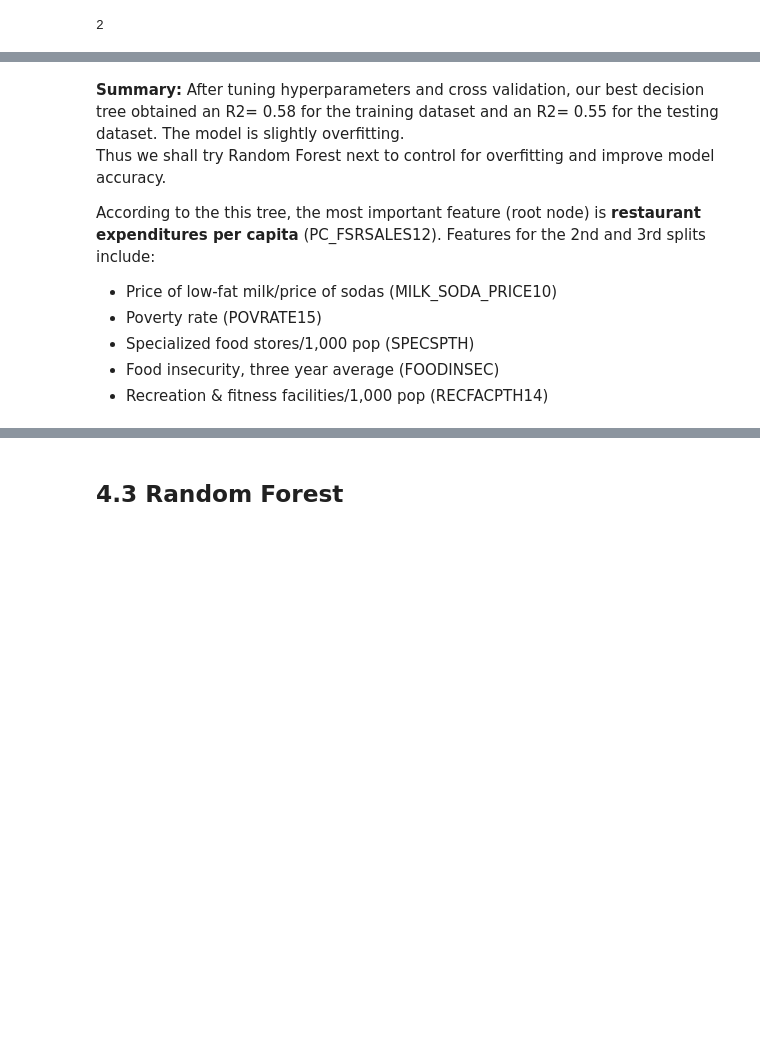
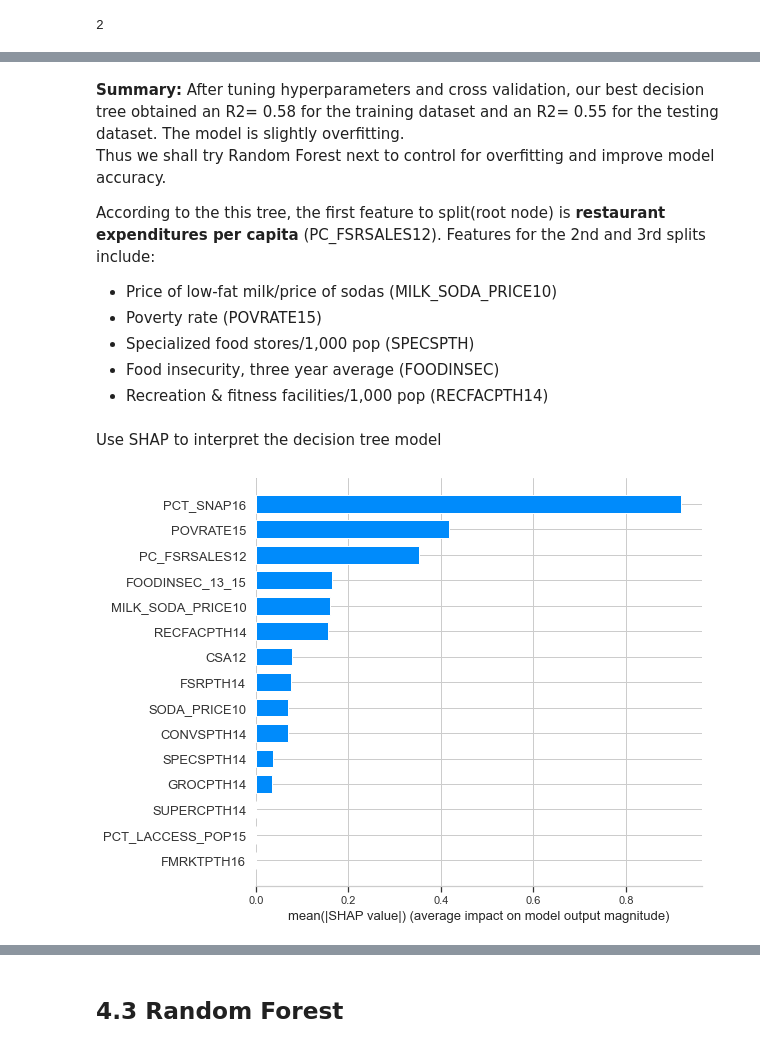
Before and after one commit to BrachyS/Poverty_food_environment_diabetes, a Jupyter notebook: Final_food-poverty-diabetes.ipynb, the cells around one changed output, grey strips where cells are left out. Drawn from its saved outputs; the diff is of its cells as text; code cells hidden in the pictures; blank space fills up the shorter version.

```diff
--- a/Final_food-poverty-diabetes.ipynb
+++ b/Final_food-poverty-diabetes.ipynb
@@ -605,11 +674,14 @@ plt.savefig('Figs/correlation_matrix_15features.png',dpi=600)
 # %%
+# Step 2: fit a linear regression model
 from sklearn.linear_model import LinearRegression
 from sklearn.preprocessing import StandardScaler
 from sklearn.pipeline import make_pipeline
+from sklearn.model_selection import cross_val_score
+from sklearn.metrics import mean_squared_error, mean_absolute_error
 
 scaler=StandardScaler()
 m1 = LinearRegression()
 pipeline = make_pipeline(scaler,m1)
 
 # Fit model with training data
-pipeline.fit(X_train,y_train)
+reg = pipeline.fit(X_train,y_train)
@@ -626,6 +688,12 @@ scaled = scaler.fit_transform(X_train)
 # %%
+# Step3: calculate evaluation metrics
 print('R-squared of training data:',pipeline.score(X_train,y_train))
 print('R-squared of test data:',pipeline.score(X_test,y_test))
+print('Cross validation score (averaged R-squared):', cross_val_score(pipeline, X_train,y_train, cv=5).mean())
+
+y_pred = reg.predict(X_test)
+print('Root mean squared error:',np.sqrt(mean_squared_error(y_test,y_pred)))
+print('Mean absolute error:',mean_absolute_error(y_test, y_pred))
 # %% [output]
 R-squared of training data: 0.513292245344822
 R-squared of test data: 0.5598076477730354
@@ -724,10 +786,13 @@ def gridsearch_models(X, y, regressor,params):
     best_model= regressor.fit(X_train,y_train)
     print('Cross validation scores:',cross_val_score(model, X_train, y_train)) # print cross validation scores
 
-    # Print model score (e.g.,R-squared) for train and test data set
+    # Print model evaluation metrics for train and test data set
     print('Training data R-squared for best model:', round(model.score(X_train, y_train),2))
     print('Testing data R-squared for best model:', round(model.score(X_test, y_test),2))
 
+    y_pred = best_model.predict(X_test)
+    print('Root mean squared error:',np.sqrt(mean_squared_error(y_test,y_pred)))
+    print('Mean absolute error:',mean_absolute_error(y_test, y_pred))
     return best_model
 # %%
 tree = DecisionTreeRegressor(random_state=5)
@@ -762,9 +835,22 @@ call(['dot', '-T', 'png', 'Figs/tree_gridsearch.dot', '-o', 'Figs/tree_gridsearc
 **Summary:** After tuning hyperparameters and cross validation, our best decision tree obtained an R2= 0.58 for the training dataset and an R2= 0.55 for the testing dataset. The model is slightly overfitting.
 Thus we shall try Random Forest next to control for overfitting and improve model accuracy.
 
-According to the this tree, the most important feature (root node) is **restaurant expenditures per capita** (PC_FSRSALES12). Features for the 2nd and 3rd splits include:
+According to the this tree, the first feature to split(root node) is **restaurant expenditures per capita** (PC_FSRSALES12). Features for the 2nd and 3rd splits include:
  - Price of low-fat milk/price of sodas (MILK_SODA_PRICE10)
  - Poverty rate (POVRATE15)
  - Specialized food stores/1,000 pop (SPECSPTH)
  - Food insecurity, three year average (FOODINSEC)
  - Recreation & fitness facilities/1,000 pop (RECFACPTH14)
+# %% [markdown]
+Use SHAP to interpret the decision tree model
+# %%
+import shap
+shap_values = shap.TreeExplainer(best_tree).shap_values(X_train)
+# %%
+shap.summary_plot(shap_values, X_train, plot_type='bar')
+# Based on shap values, the most influential features include
+# Percent SNAP program participants (PCT_SNAP16)
+# Poverty rate (POVRATE 15)
+# Restaurant expenditures per capita (PC_FSRSALES12)
+# %% [output]
+[figure, added]
```
Also changed, not shown: parts of 40 cells of this notebook, 22 other files.
